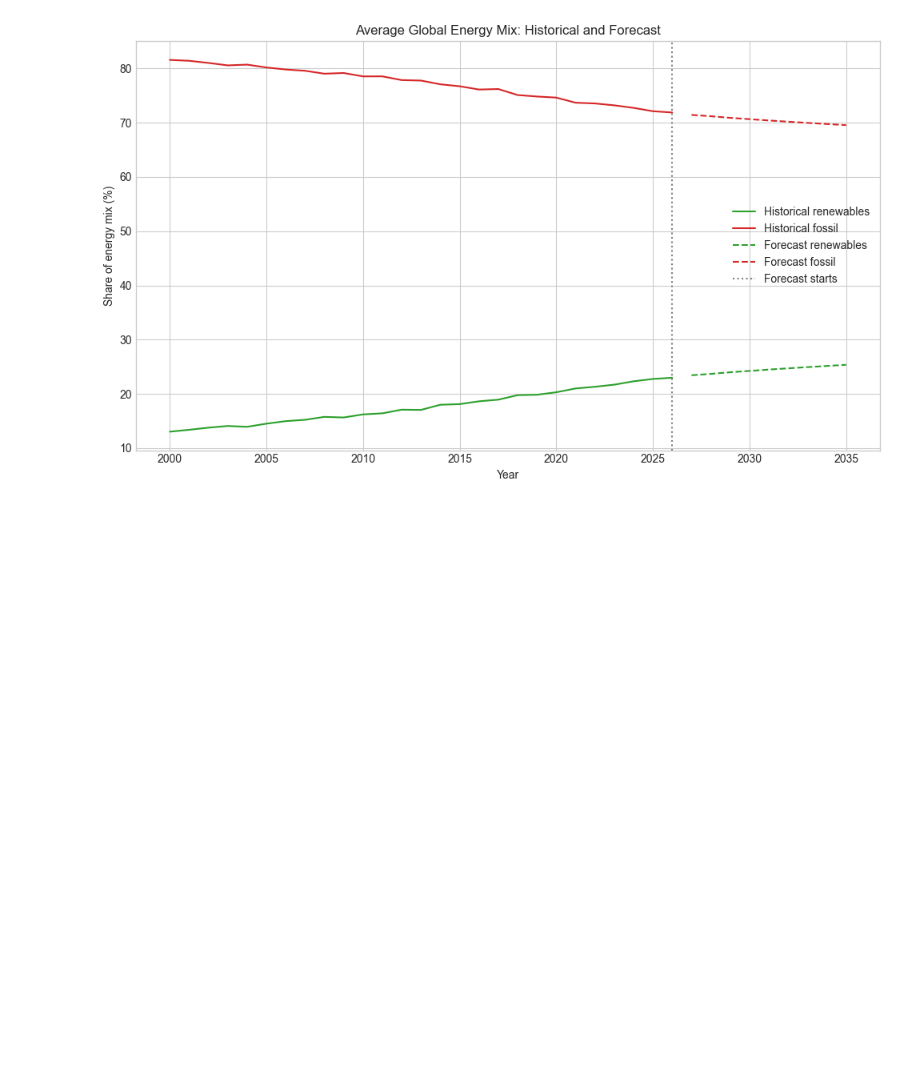
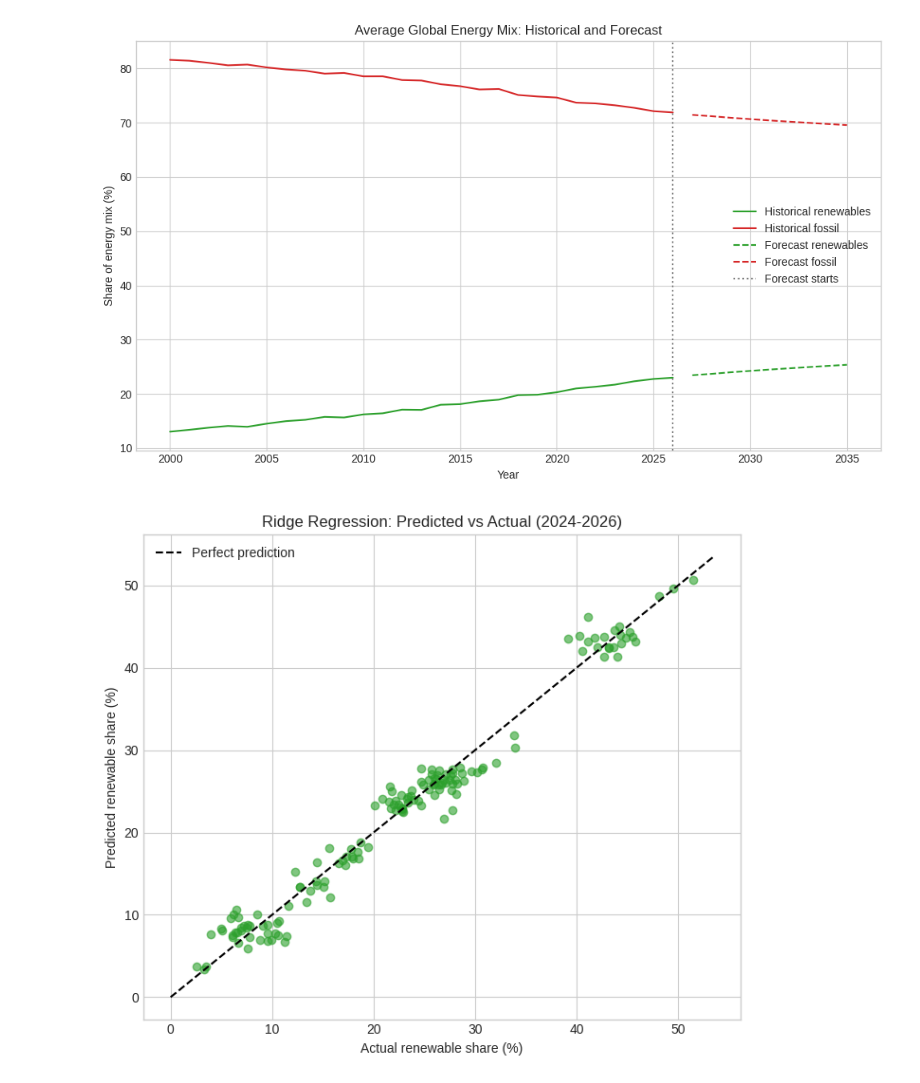
Before and after one commit to BammLNG/Data-Mining, a Jupyter notebook: Model.ipynb, the cells around one changed output. Drawn from its saved outputs; the diff is of its cells as text; code cells hidden in the pictures; blank space fills up the shorter version.

Commit message:
Add files via upload
add some figure

```diff
--- a/Model.ipynb
+++ b/Model.ipynb
@@ -21,10 +21,14 @@ plt.style.use("seaborn-v0_8-whitegrid")
 This section loads `CSV/merged.csv`, extracts energy-mix records, and combines them with yearly CO2 records using year and ISO3 country code.
 # %%
 notebook_dir = Path.cwd()
-if not (notebook_dir / "CSV" / "merged.csv").exists():
-    notebook_dir = notebook_dir / "Data-Mining"
+if (notebook_dir / "sample_data" / "merged.csv").exists():
+    csv_path = notebook_dir / "sample_data" / "merged.csv"
+elif (notebook_dir / "CSV" / "merged.csv").exists():
+    csv_path = notebook_dir / "CSV" / "merged.csv"
+else:
+    csv_path = notebook_dir / "Data-Mining" / "CSV" / "merged.csv"
 
-merged = pd.read_csv(notebook_dir / "CSV" / "merged.csv", low_memory=False)
+merged = pd.read_csv(csv_path, low_memory=False)
 energy_columns = ["year", "country", "iso3", "region", "coal_pct", "oil_pct", "gas_pct", "nuclear_pct", "hydro_pct", "solar_pct", "wind_pct", "other_renewables_pct", "renewables_total_pct", "fossil_total_pct"]
 energy = merged.loc[merged["source_file"].eq("energy_mix_yearly.csv"), energy_columns].copy()
 co2_columns = ["year", "iso3", "co2_emissions_mt", "population_millions", "co2_per_capita_t", "co2_intensity_kg_per_gdp_usd"]
@@ -142,3 +148,20 @@ plt.tight_layout()
 plt.show()
 # %% [output]
 [figure]
+# %%
+actual = test_predictions["renewables_total_pct"]
+predicted = test_predictions["predicted_renewables_total_pct"]
+
+plt.figure(figsize=(7, 6))
+plt.scatter(actual, predicted, alpha=0.6, color="#2ca02c")
+limits = [0, max(actual.max(), predicted.max()) + 2]
+plt.plot(limits, limits, "k--", label="Perfect prediction")
+plt.xlabel("Actual renewable share (%)")
+plt.ylabel("Predicted renewable share (%)")
+plt.title("Ridge Regression: Predicted vs Actual (2024-2026)")
+plt.legend()
+plt.tight_layout()
+plt.savefig("figure1_predicted_vs_actual.png", dpi=200)
+plt.show()
+# %% [output]
+[figure, added]
```
Also changed, not shown: parts of 2 cells of this notebook.
